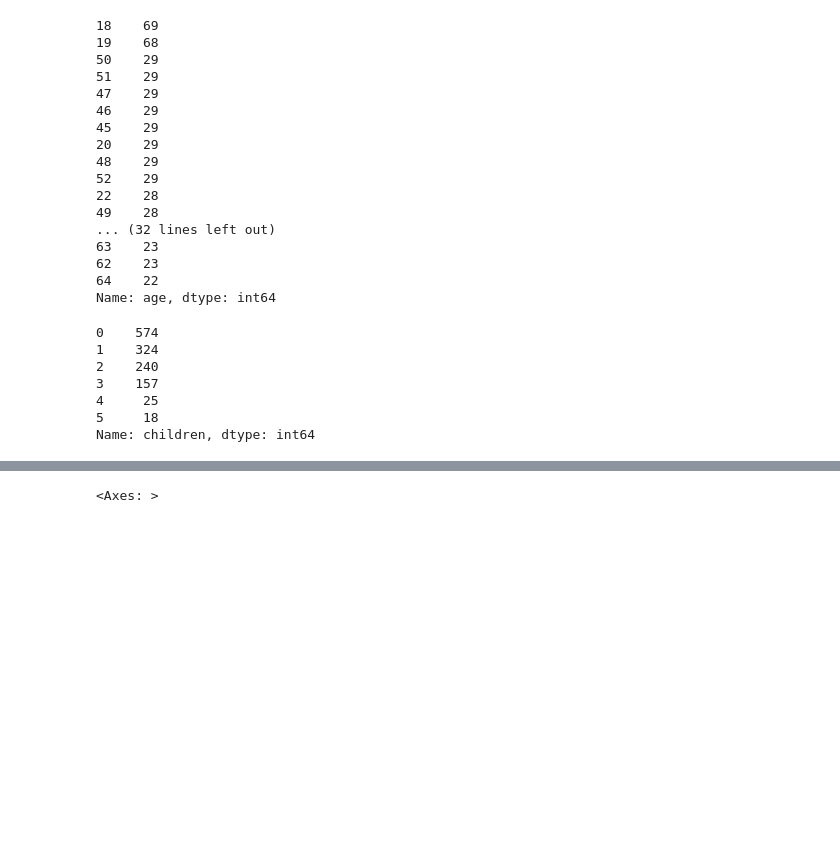
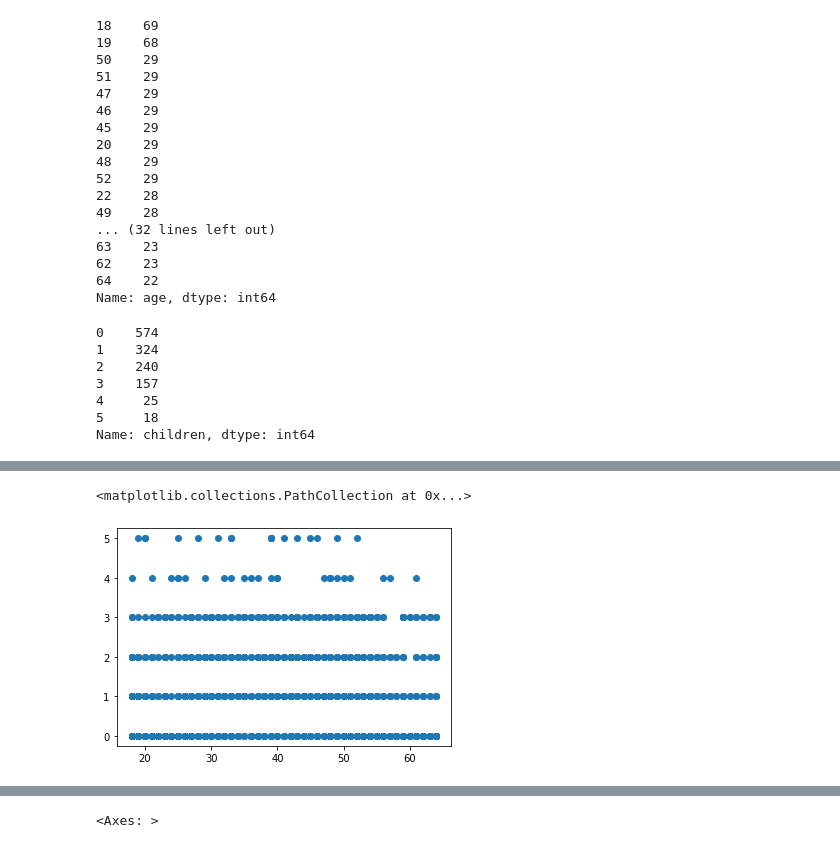
Before and after one commit to heejjj/Health_Bio_AI, a Jupyter notebook: Medical_Cost_Personal_Datasets_group3_HJ.ipynb, the cells around one changed output, grey strips where cells are left out. Drawn from its saved outputs; the diff is of its cells as text; code cells hidden in the pictures; blank space fills up the shorter version.

```diff
--- a/Medical_Cost_Personal_Datasets_group3_HJ.ipynb
+++ b/Medical_Cost_Personal_Datasets_group3_HJ.ipynb
@@ -227,0 +375,5 @@ Name: children, dtype: int64
+# %%
+plt.scatter(data['age'],data['children'])
+# %% [output]
+<matplotlib.collections.PathCollection at 0x...>
+[figure, added]
```
Also changed, not shown: parts of 40 cells of this notebook.
